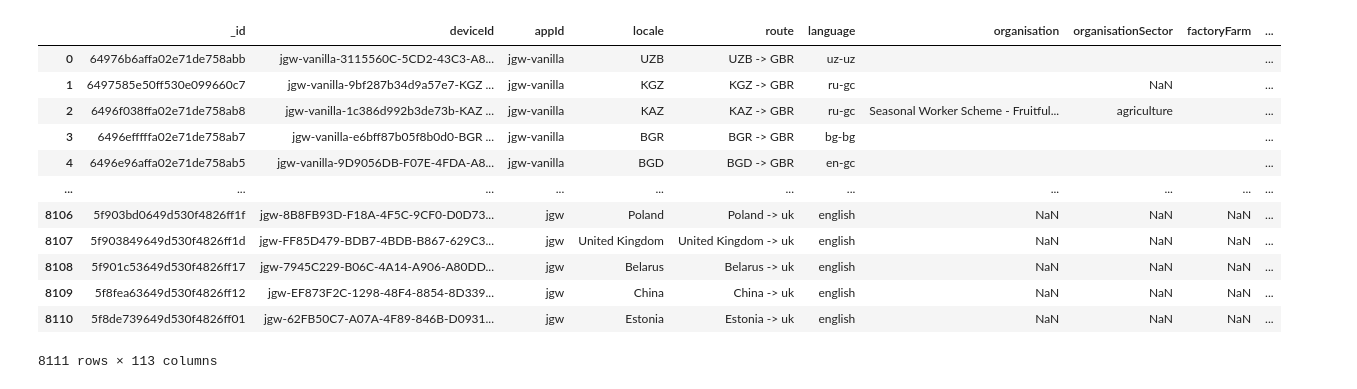
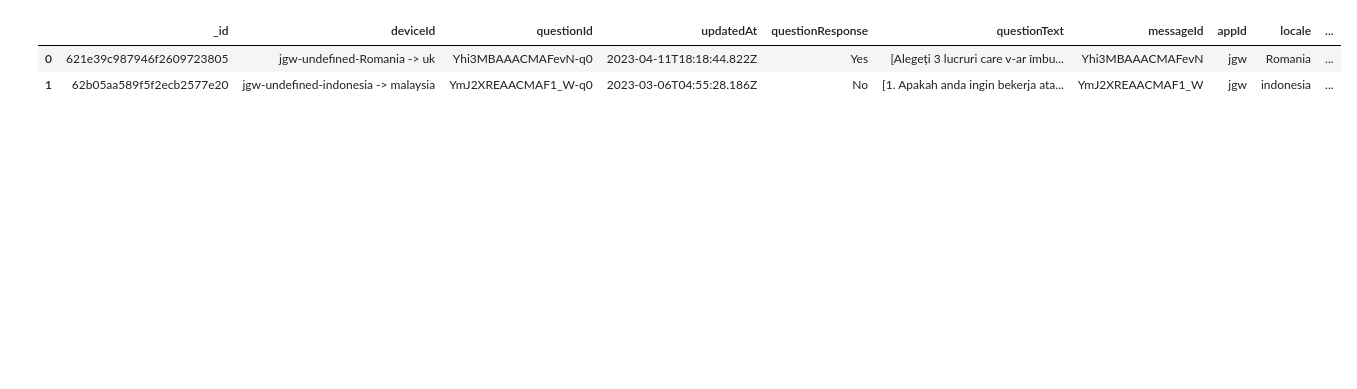
Before and after one commit to estherauma/jgw, a Jupyter notebook: common/dataframes/inline_question.ipynb, the cells around one changed output. Saved outputs shown, nothing was run; the diff lists cells and outputs as text; code cells hidden in the pictures; blank space fills up the shorter version.

Commit message:
messaging qiestion logics

```diff
--- a/common/dataframes/inline_question.ipynb
+++ b/common/dataframes/inline_question.ipynb
@@ -5,25 +5,14 @@ import numpy as np
 import polars as pl
 # %%
 # Fetch help contacts data
-inline_question = requests.get("http://api.justgood.work/api/v2/inlinequestions?startDate=2020-01-01&endDate=2023-06-26")
-# inline_question = requests.get("http://api.justgood.work/api/v2/messaging-questions")
-inline_question_json = inline_question.json()["data"]
+messaging_question = requests.get("http://api.justgood.work/api/v2/messaging-questions?startDate=2020-01-01&endDate=2023-06-26")
+messaging_question_json = messaging_question.json()["data"]
 # %%
 # Convert to dataframe
-inline_question_df = pd.DataFrame.from_records(inline_question_json)
-inline_question_df
+messaging_question_df = pd.DataFrame.from_records(messaging_question_json)
+messaging_question_df.head(2)
 # %% [output]
-|  | _id | deviceId | appId | locale | route | language | organisation | organisationSector | factoryFarm | ... |
-| 0 | 64976b6affa02e71de758abb | jgw-vanilla-3115560C-5CD2-43C3-A8... | jgw-vanilla | UZB | UZB -> GBR | uz-uz |  |  |  | ... |
-| 1 | 6497585e50ff530e099660c7 | jgw-vanilla-9bf287b34d9a57e7-KGZ ... | jgw-vanilla | KGZ | KGZ -> GBR | ru-gc |  | NaN |  | ... |
-| 2 | 6496f038ffa02e71de758ab8 | jgw-vanilla-1c386d992b3de73b-KAZ ... | jgw-vanilla | KAZ | KAZ -> GBR | ru-gc | Seasonal Worker Scheme - Fruitful... | agriculture |  | ... |
-| 3 | 6496efffffa02e71de758ab7 | jgw-vanilla-e6bff87b05f8b0d0-BGR ... | jgw-vanilla | BGR | BGR -> GBR | bg-bg |  |  |  | ... |
-| 4 | 6496e96affa02e71de758ab5 | jgw-vanilla-9D9056DB-F07E-4FDA-A8... | jgw-vanilla | BGD | BGD -> GBR | en-gc |  |  |  | ... |
-| ... | ... | ... | ... | ... | ... | ... | ... | ... | ... | ... |
-| 8106 | 5f903bd0649d530f4826ff1f | jgw-8B8FB93D-F18A-4F5C-9CF0-D0D73... | jgw | Poland | Poland -> uk | english | NaN | NaN | NaN | ... |
-| 8107 | 5f903849649d530f4826ff1d | jgw-FF85D479-BDB7-4BDB-B867-629C3... | jgw | United Kingdom | United Kingdom -> uk | english | NaN | NaN | NaN | ... |
-| 8108 | 5f901c53649d530f4826ff17 | jgw-7945C229-B06C-4A14-A906-A80DD... | jgw | Belarus | Belarus -> uk | english | NaN | NaN | NaN | ... |
-| 8109 | 5f8fea63649d530f4826ff12 | jgw-EF873F2C-1298-48F4-8854-8D339... | jgw | China | China -> uk | english | NaN | NaN | NaN | ... |
-| 8110 | 5f8de739649d530f4826ff01 | jgw-62FB50C7-A07A-4F89-846B-D0931... | jgw | Estonia | Estonia -> uk | english | NaN | NaN | NaN | ... |
+|  | _id | deviceId | questionId | updatedAt | questionResponse | questionText | messageId | appId | locale | ... |
+| 0 | 621e39c987946f2609723805 | jgw-undefined-Romania -> uk | Yhi3MBAAACMAFevN-q0 | 2023-04-11T18:18:44.822Z | Yes | [Alegeți 3 lucruri care v-ar îmbu... | Yhi3MBAAACMAFevN | jgw | Romania | ... |
+| 1 | 62b05aa589f5f2ecb2577e20 | jgw-undefined-indonesia -> malaysia | YmJ2XREAACMAF1_W-q0 | 2023-03-06T04:55:28.186Z | No | [1. Apakah anda ingin bekerja ata... | YmJ2XREAACMAF1_W | jgw | indonesia | ... |
-8111 rows × 113 columns
 # %%
```
Also changed, not shown: parts of 1 cell of this notebook, 7 other files.
